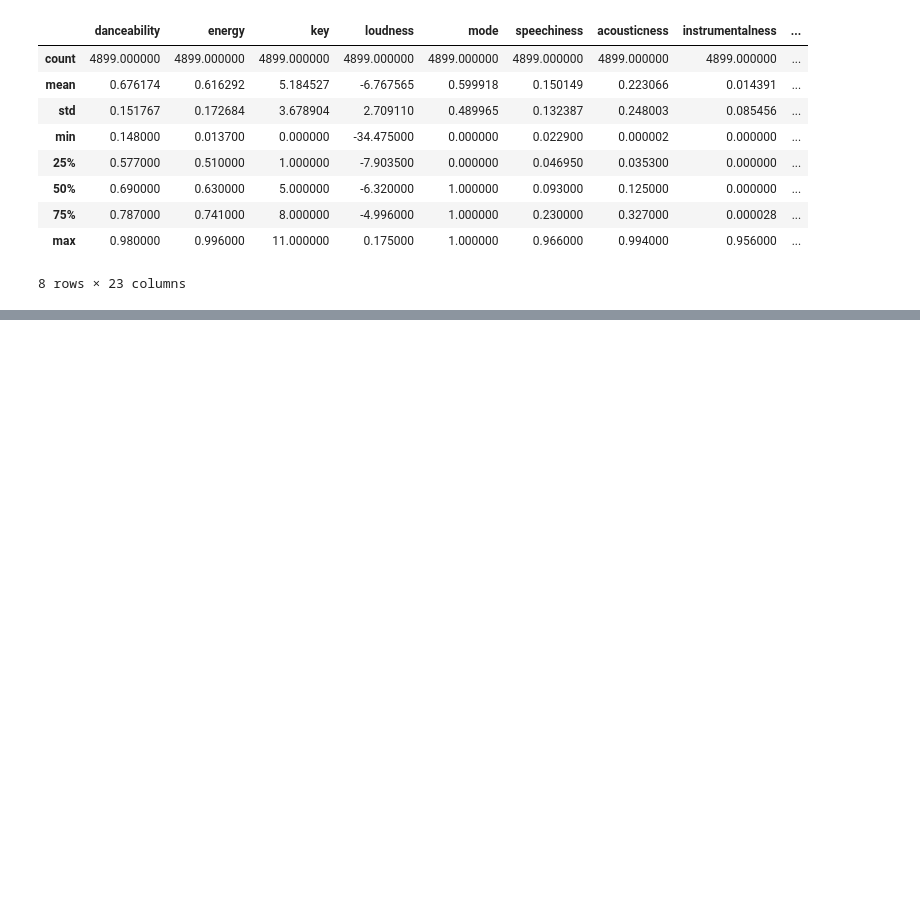
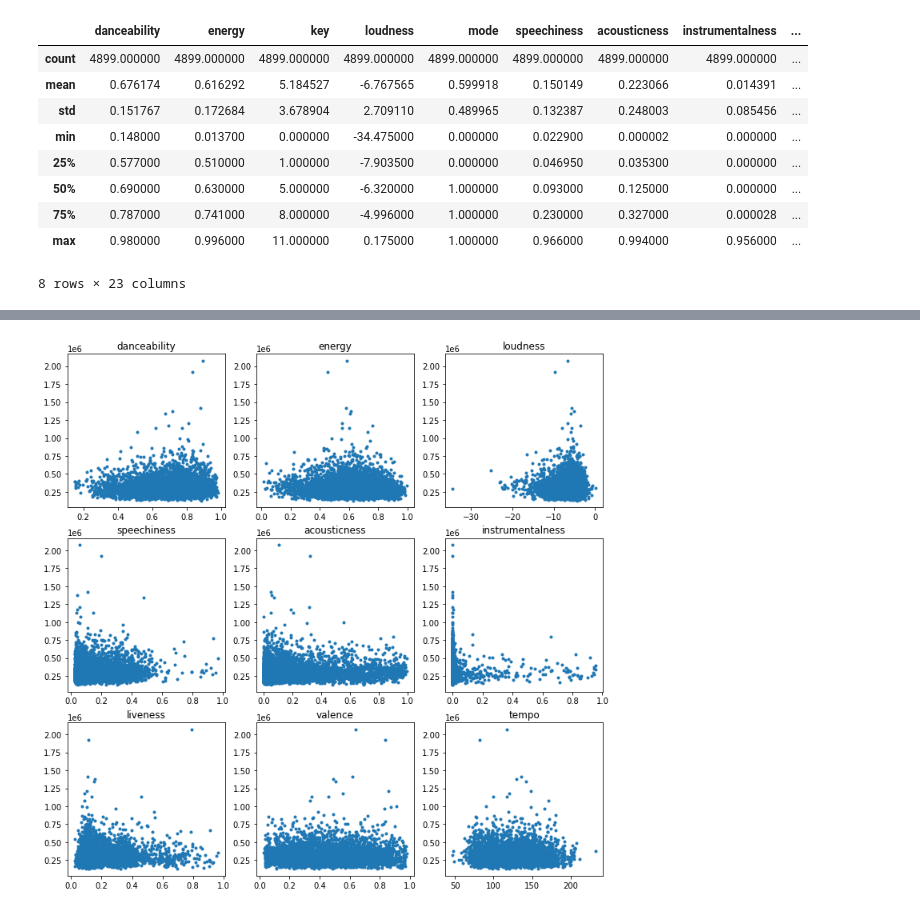
Before and after one commit to chriscc447/orie3120_final, a Jupyter notebook: audio features vs popularity.ipynb, the cells around one changed output, grey strips where cells are left out. Cells and saved outputs as stored; diff of their text form; code cells hidden in the pictures; blank space fills up the shorter version.

```diff
--- a/audio features vs popularity.ipynb
+++ b/audio features vs popularity.ipynb
@@ -115,0 +170,15 @@ plt.show()
+# %%
+CONT_COLS = ['danceability', 'energy', 'loudness',
+       'speechiness', 'acousticness', 'instrumentalness',
+             'liveness','valence', 'tempo']
+def af_plots(target_col):
+    fig, ax = plt.subplots(3,3, figsize = (12,12))
+    for i, colname in enumerate(CONT_COLS):
+        row, col = i//3, i%3
+        ax[row,col].plot(df_grp_songs[colname], df_grp_songs[target_col], '.')
+        ax[row,col].set_title(colname)
+    plt.show()
+# %%
+af_plots('streams_mean')
+# %% [output]
+[figure, added]
```
Also changed, not shown: parts of 13 cells of this notebook, 1 other file.
